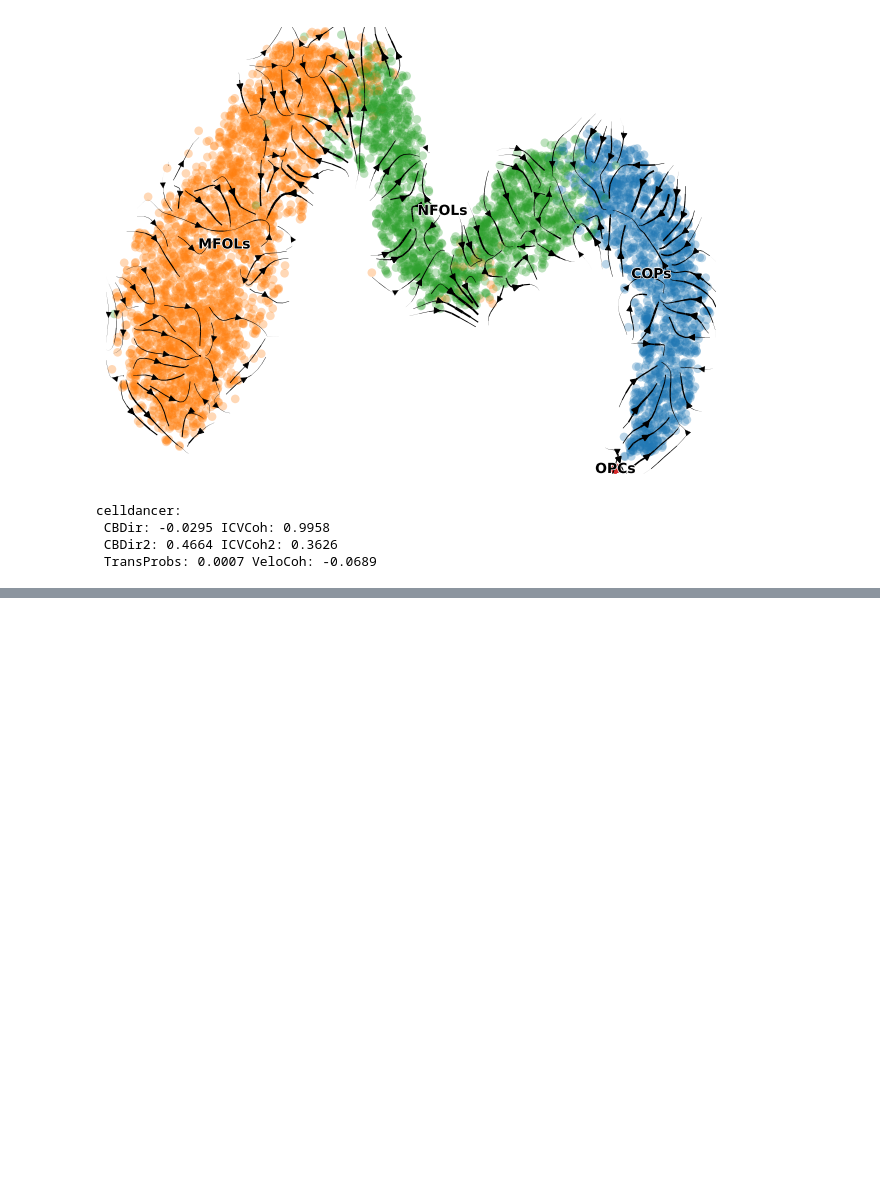
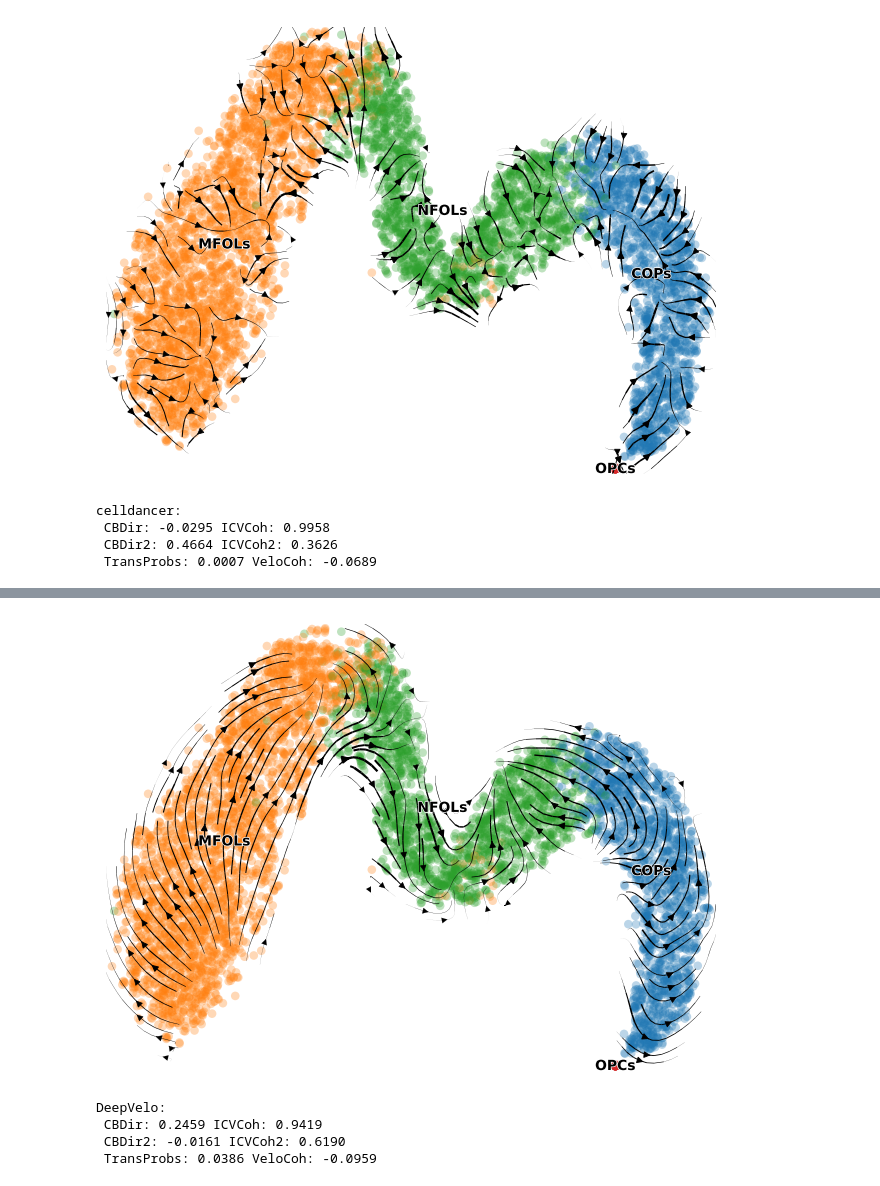
Before and after one commit to cuhklinlab/TIVelo, a Jupyter notebook: docs/source/notebooks/notebooks/HindBrain.ipynb, the cells around one changed output, grey strips where cells are left out. Saved outputs shown, nothing was run; the diff lists cells and outputs as text; code cells hidden in the pictures; blank space fills up the shorter version.

```diff
--- a/docs/source/notebooks/notebooks/HindBrain.ipynb
+++ b/docs/source/notebooks/notebooks/HindBrain.ipynb
@@ -172,0 +183,30 @@ celldancer:
+# %%
+adata_deepvelo = sc.read("/users/s1155184322/projects/tutorial/DeepVelo/results/hindbrain_deepvelo.h5ad")
+velocity_key = "velocity"
+# %%
+ax = scv.pl.velocity_embedding_stream(adata_deepvelo, vkey=velocity_key, color=group_key, title="", show=False)
+plt.tight_layout()
+# %% [output]
+[figure, added]
+# %%
+from tivelo.utils.metrics import inner_cluster_coh, cross_boundary_correctness, cross_boundary_scvelo_probs, \
+    cross_boundary_correctness2, inner_cluster_coh2, velo_coh
+
+_, cbdir = cross_boundary_correctness(adata_deepvelo, cluster_key=group_key, velocity_key=velocity_key,
+                                                  cluster_edges=cluster_edges, x_emb=emb_key)
+_, cbdir2 = cross_boundary_correctness2(adata_deepvelo, cluster_key=group_key, velocity_key=velocity_key,
+                                                    cluster_edges=cluster_edges)
+_, trans_probs = cross_boundary_scvelo_probs(adata_deepvelo, cluster_key=group_key, cluster_edges=cluster_edges,
+                                                         trans_g_key="{}_graph".format(velocity_key))
+_, icvcoh = inner_cluster_coh(adata_deepvelo, cluster_key=group_key, velocity_key=velocity_key)
+_, icvcoh2 = inner_cluster_coh2(adata_deepvelo, cluster_key=group_key, velocity_key=velocity_key, x_emb=emb_key)
+velocoh = velo_coh(adata_deepvelo, velocity_key=velocity_key, trans_g_key="{}_graph".format(velocity_key))
+
+print("DeepVelo:\n", "CBDir:", "%.4f" % cbdir, "ICVCoh:", "%.4f" % icvcoh, "\n",
+      "CBDir2:", "%.4f" % cbdir2, "ICVCoh2:", "%.4f" % icvcoh2, "\n",
+      "TransProbs:", "%.4f" % trans_probs, "VeloCoh:", "%.4f" % velocoh)
+# %% [output]
+DeepVelo:
+ CBDir: 0.2459 ICVCoh: 0.9419
+ CBDir2: -0.0161 ICVCoh2: 0.6190
+ TransProbs: 0.0386 VeloCoh: -0.0959
```
Also changed, not shown: parts of 4 cells of this notebook, 25 other files.
